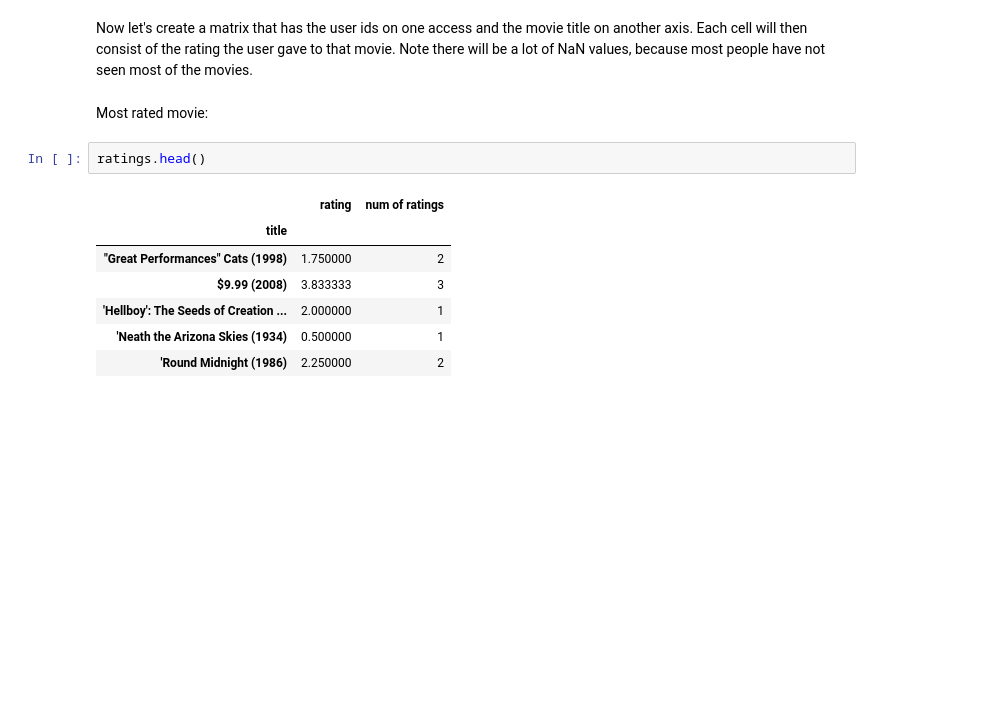
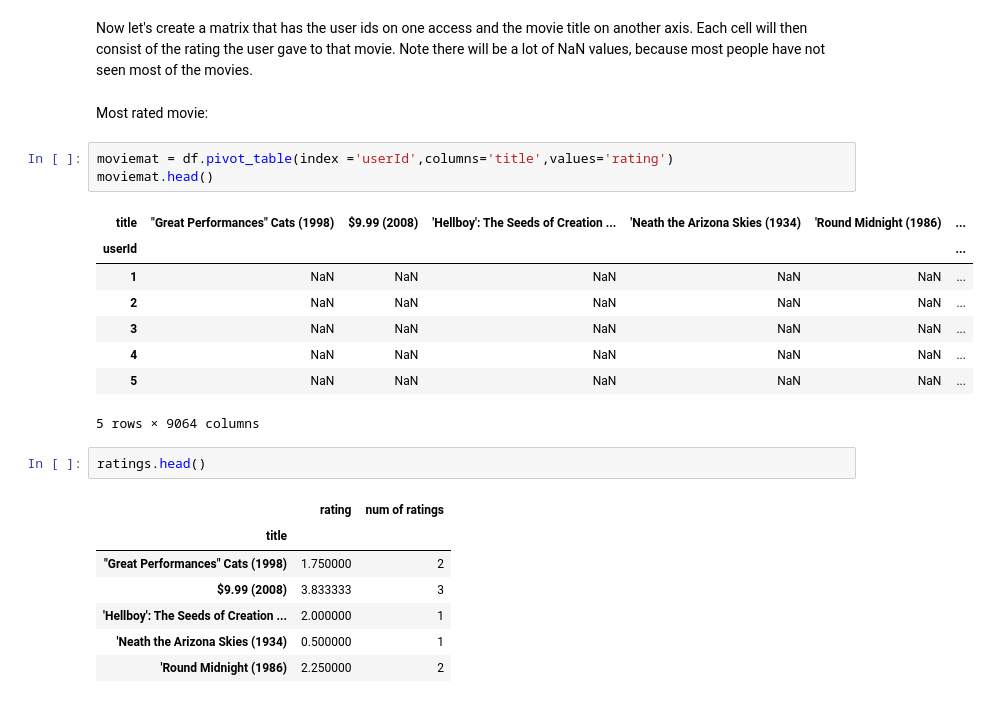
Before and after one commit to santoshgopane/Recommendation-Systems, a Jupyter notebook: Movie Recommendation system/Recommender Systems with Python.ipynb, the cells around one changed output. Cells and saved outputs as stored; diff of their text form; blank space fills up the shorter version.

```diff
--- a/Movie Recommendation system/Recommender Systems with Python.ipynb
+++ b/Movie Recommendation system/Recommender Systems with Python.ipynb
@@ -139,6 +139,18 @@ Okay! Now that we have a general idea of what the data looks like, let's move on
 Now let's create a matrix that has the user ids on one access and the movie title on another axis. Each cell will then consist of the rating the user gave to that movie. Note there will be a lot of NaN values, because most people have not seen most of the movies.
 # %% [markdown]
 Most rated movie:
+# %%
+moviemat = df.pivot_table(index ='userId',columns='title',values='rating')
+moviemat.head()
+# %% [output]
+| title | "Great Performances" Cats (1998) | $9.99 (2008) | 'Hellboy': The Seeds of Creation ... | 'Neath the Arizona Skies (1934) | 'Round Midnight (1986) | ... |
+| userId |  |  |  |  |  | ... |
+| 1 | NaN | NaN | NaN | NaN | NaN | ... |
+| 2 | NaN | NaN | NaN | NaN | NaN | ... |
+| 3 | NaN | NaN | NaN | NaN | NaN | ... |
+| 4 | NaN | NaN | NaN | NaN | NaN | ... |
+| 5 | NaN | NaN | NaN | NaN | NaN | ... |
+5 rows × 9064 columns
 # %%
 ratings.head()
 # %% [output]
```
Also changed, not shown: parts of 1 cell of this notebook, 1 other file.
